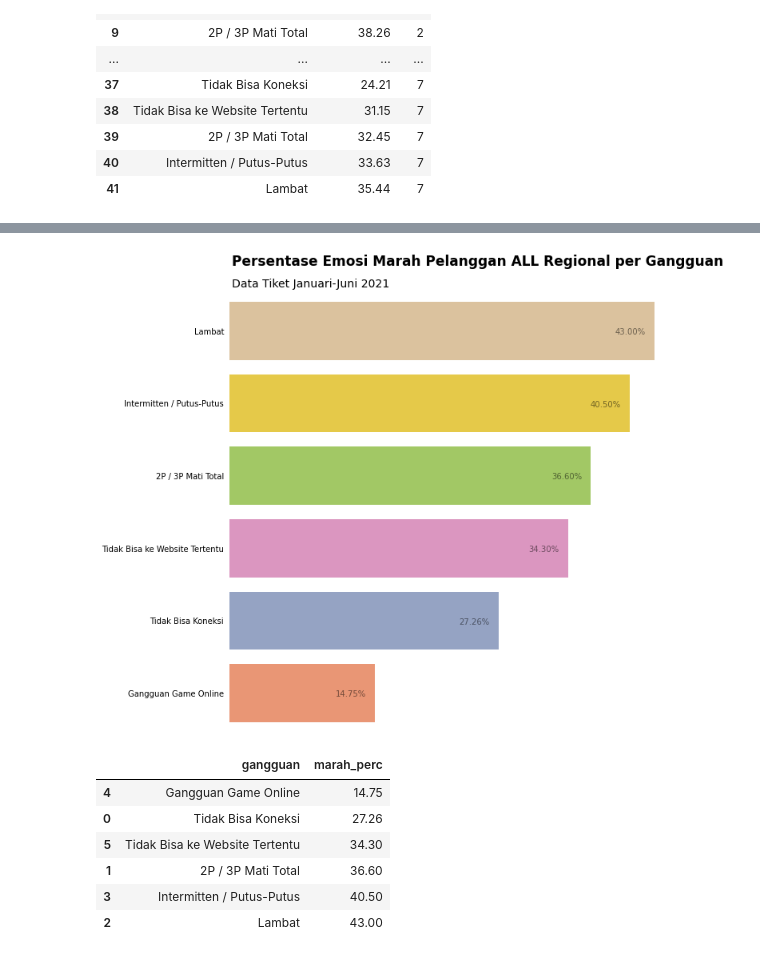
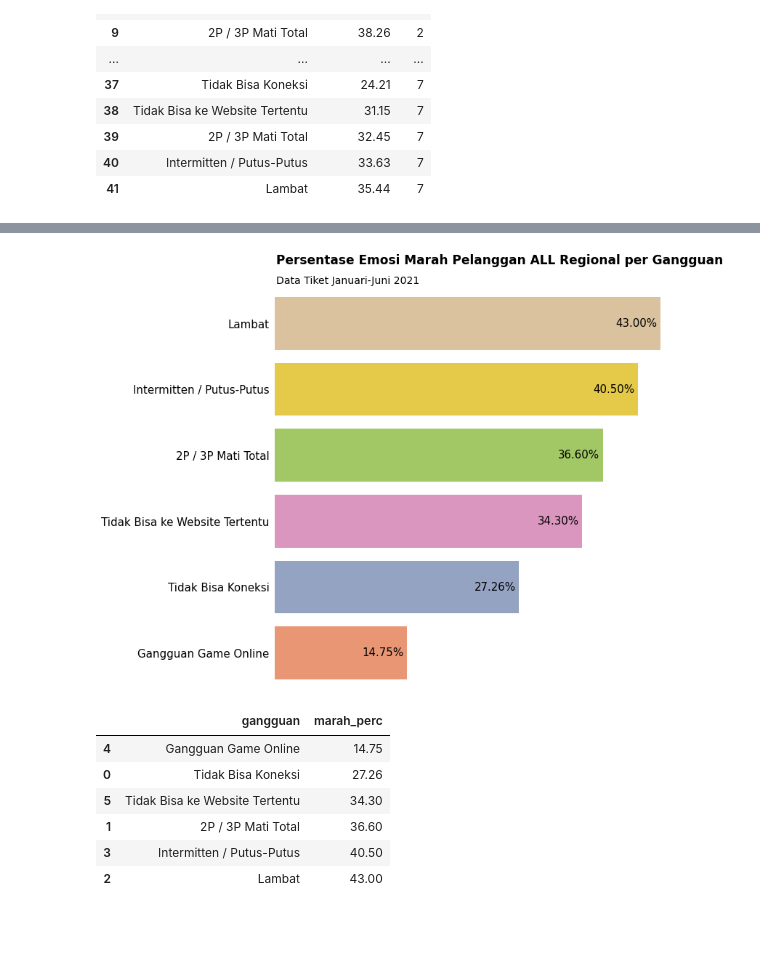
Before and after one commit to jafar-shodiq/complete-proj, a Jupyter notebook: 2021/07/internship-telkom-data-scientist/ticket/notebook03-gangguan.ipynb, the cells around one changed output, grey strips where cells are left out. Cells and saved outputs as stored; diff of their text form; code cells hidden in the pictures; blank space fills up the shorter version.

```diff
--- a/2021/07/internship-telkom-data-scientist/ticket/notebook03-gangguan.ipynb
+++ b/2021/07/internship-telkom-data-scientist/ticket/notebook03-gangguan.ipynb
@@ -285,41 +287,42 @@ plt.show();
 fig, ax = plt.subplots(nrows=1, ncols=1, figsize=(10, 10))
 
 sns.barplot(ax=ax, data=plot_all.sort_values('marah_perc', ascending=False),
             x='marah_perc', y='gangguan',
             orient='h', palette='Set2_r')
 
 ax.xaxis.tick_top()
 ax.set_xlabel('')
 ax.set_ylabel('')
-# ax.set_yticklabels(['Lambat', 'Intermitten / Putus-Putus', '2P / 3P Mati Total', 'Regional 3', 'Regional 4', 'Regional 5', 'Regional 6'])
+ax.set_yticklabels(['Lambat', 'Intermitten / Putus-Putus', '2P / 3P Mati Total', 'Tidak Bisa ke Website Tertentu', 'Tidak Bisa Koneksi', 'Gangguan Game Online'],
+                   fontsize=15)
 ax.set_xticks([])
 # ax.text(x=19.3, y=-0.6, s='20%', alpha=0.5)
 # ax.text(x=39.3, y=-0.6, s='40%', alpha=0.5)
 # ax.text(x=49.5, y=-0.6, s='50%', alpha=0.5)
 ax.tick_params(axis='x', colors='grey')
 ax.tick_params(top=False, left=False)
 
 for loc in ['top', 'right', 'bottom', 'left']:
     ax.spines[loc].set_visible(False)
 
 # ax.axvline(x=20, color='grey', alpha=0.15)
 # ax.axvline(x=40, color='grey', alpha=0.15)
 # ax.axvline(x=50, color='grey', alpha=0.15)
 
 ax.text(x=0.2, y=-0.9, s='Persentase Emosi Marah Pelanggan ALL Regional per Gangguan', weight='bold', size=17)
 ax.text(x=0.2, y=-0.6, s='Data Tiket Januari-Juni 2021', size=14)
 
 # Annotate
-ax.text(x=39, y=0.05, s='43.00%', alpha=0.5)
-ax.text(x=36.5, y=1.05, s='40.50%', alpha=0.5)
-ax.text(x=32.6, y=2.05, s='36.60%', alpha=0.5)
-ax.text(x=30.30, y=3.05, s='34.30%', alpha=0.5)
-ax.text(x=23.26, y=4.05, s='27.26%', alpha=0.5)
-ax.text(x=10.75, y=5.05, s='14.75%', alpha=0.5)
+ax.text(x=38, y=0.05, s='43.00%', size=15)
+ax.text(x=35.5, y=1.05, s='40.50%', size=15)
+ax.text(x=31.6, y=2.05, s='36.60%', size=15)
+ax.text(x=29.30, y=3.05, s='34.30%', size=15)
+ax.text(x=22.26, y=4.05, s='27.26%', size=15)
+ax.text(x=9.75, y=5.05, s='14.75%', size=15)
 
 plt.show();
 # %% [output]
-[figure, old version]
+[figure, new version]
 # %%
 plot_all
 # %% [output]
```
Also changed, not shown: parts of 51 cells of this notebook, 36 other files.
